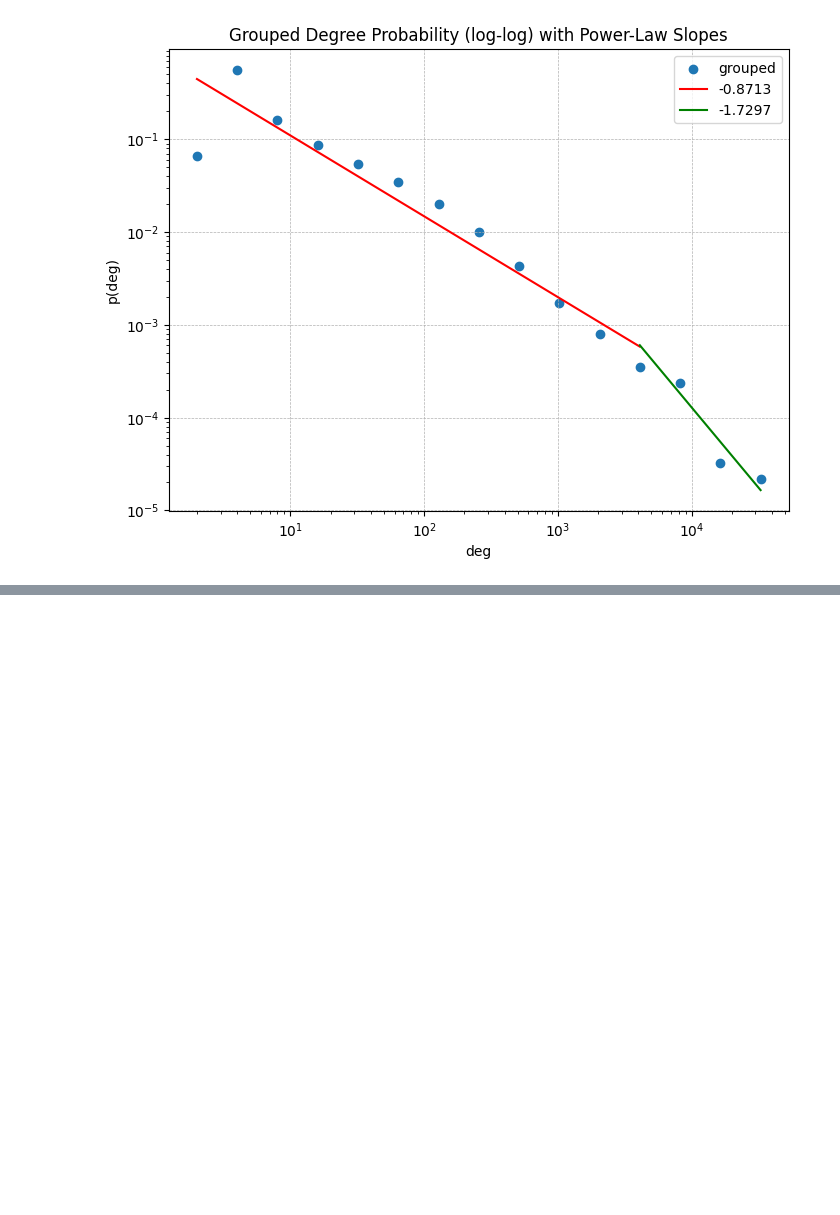
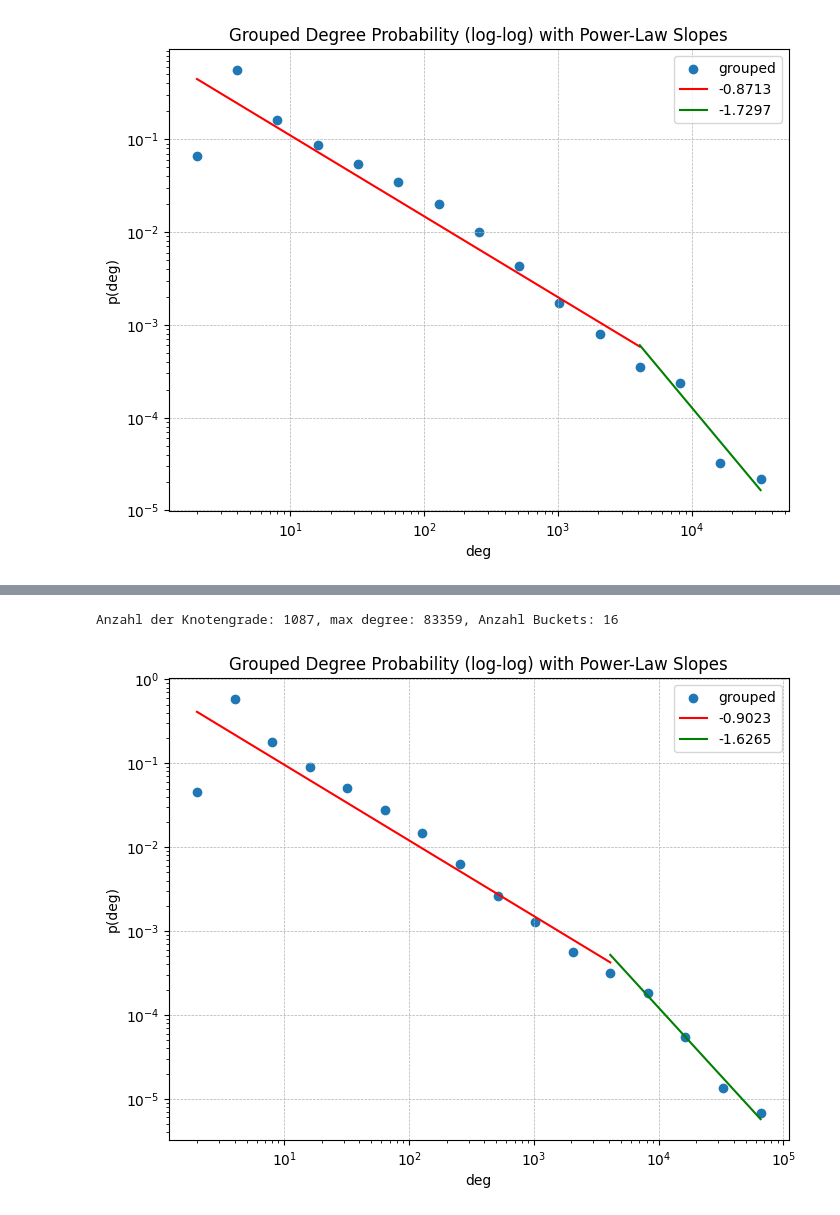
Before and after one commit to Amerek200/63055KomplexeNetze, a Jupyter notebook: data_analysis/regiment_plot.ipynb, the cells around one changed output, grey strips where cells are left out. Saved outputs shown, nothing was run; the diff lists cells and outputs as text; code cells hidden in the pictures; blank space fills up the shorter version.

```diff
--- a/data_analysis/regiment_plot.ipynb
+++ b/data_analysis/regiment_plot.ipynb
@@ -857,0 +909,5 @@ Anzahl der Knotengrade: 1028, max degree: 53890, Anzahl Buckets: 15
+# %%
+deg_prob_dict = get_deg_probability_dict(G)
+deg_prob_dict.pop(1)
+regiment_candidates = find_regiment_candidates_linreg(deg_prob_dict, start=4 ,group_method="lower", max_diff=10)
+print_regiment_candidates(regiment_candidates)
@@ -857,0 +927,9 @@ Anzahl der Knotengrade: 1028, max degree: 53890, Anzahl Buckets: 15
+# %%
+grouped_dict = group_by_power_of_two(deg_prob_dict, group_method="lower")
+regiment_values = candidates[12]
+plot_grouped_two_regiments(grouped_dict, 4096,
+                           regiment_values["slope_left"], regiment_values["intercept_left"],
+                           regiment_values["slope_right"], regiment_values["intercept_right"])
+# %% [output]
+Anzahl der Knotengrade: 1087, max degree: 83359, Anzahl Buckets: 16
+[figure, added]
```
Also changed, not shown: parts of 5 cells of this notebook.
